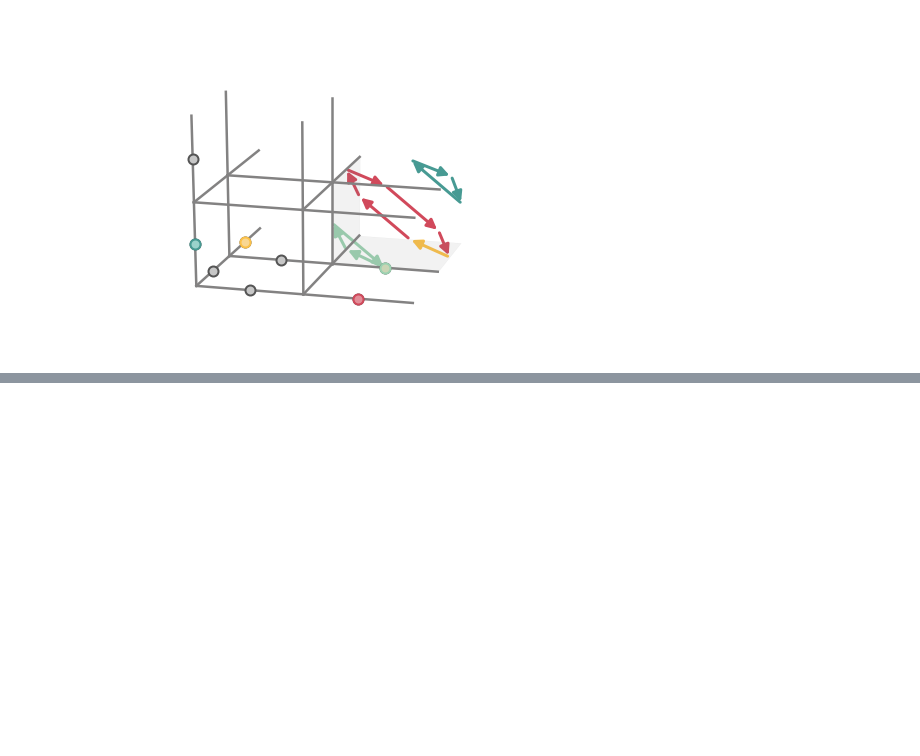
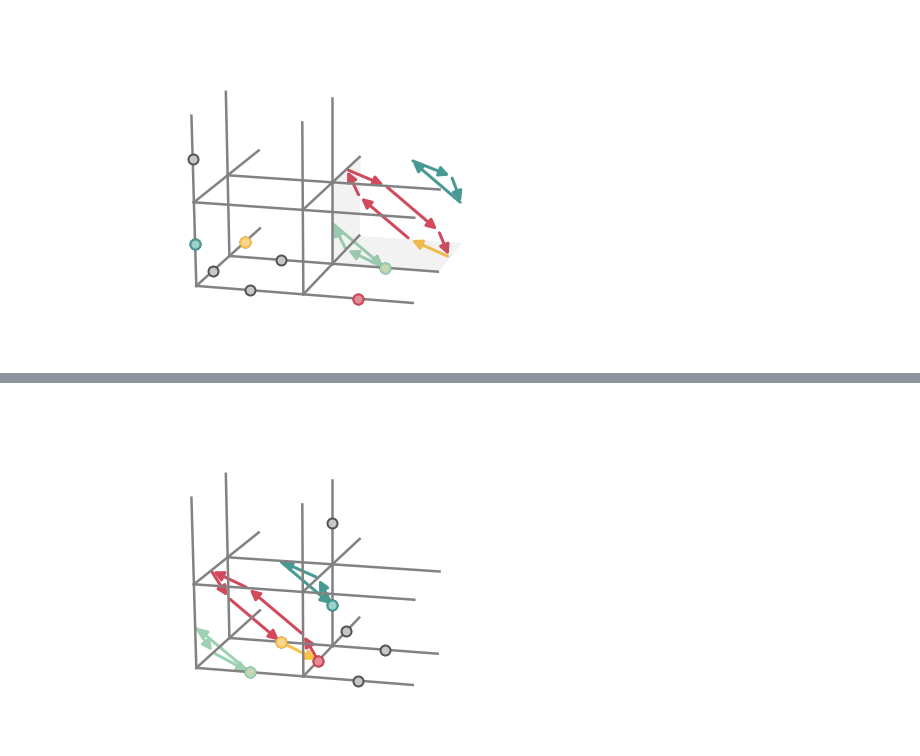
Before and after one commit to cygnus2/FQLMs, a Jupyter notebook: python_notebooks/lattice_visualization.ipynb, the cells around one changed output, grey strips where cells are left out. Drawn from its saved outputs; the diff is of its cells as text; code cells hidden in the pictures; blank space fills up the shorter version.

```diff
--- a/python_notebooks/lattice_visualization.ipynb
+++ b/python_notebooks/lattice_visualization.ipynb
@@ -222,7 +222,7 @@ with plt.style.context('seaborn-notebook'):
 
     # Draw the actual system.
     links = draw_3D_lattice(ax)
-    points = draw_state(ax, state, colors=['#555555', '#c7c7c7'])
+    points = draw_state(ax, state, links, colors=['#555555', '#c7c7c7'])
 
 
     draw_particle(ax, 7, links, colors=['#FCC148', '#F9D792'])
@@ -268,0 +271,3 @@ with plt.style.context('seaborn-notebook'):
+# %%
+state = int('100000000000111001011001', 2)
+builder.state_to_index(state)
@@ -268,0 +276,94 @@ with plt.style.context('seaborn-notebook'):
+# %%
+from matplotlib.patches import FancyArrowPatch
+from mpl_toolkits.mplot3d import proj3d
+
+class Arrow3D(FancyArrowPatch):
+    def __init__(self, xs, ys, zs, *args, **kwargs):
+        FancyArrowPatch.__init__(self, (0,0), (0,0), *args, **kwargs)
+        self._verts3d = xs, ys, zs
+
+    def draw(self, renderer):
+        xs3d, ys3d, zs3d = self._verts3d
+        xs, ys, zs = proj3d.proj_transform(xs3d, ys3d, zs3d, renderer.M)
+        self.set_positions((xs[0],ys[0]),(xs[1],ys[1]))
+        FancyArrowPatch.draw(self, renderer)
+
+
+def draw_worldline(ax, path, a=2, color='gray'):
+    """ Draws a worldline for a specific particle.
+    """
+    pts = []
+    for p in path:
+        pt = np.array(p[:-1])*a
+        d = p[-1]
+        l = get_vertex_links(pt, a)[d]
+
+        shift = np.zeros(len(pt))
+        shift[d] -= a/2
+        pts.append(l+shift)
+
+    for k in range(len(pts)-1):
+        a = Arrow3D(
+            [pts[k][0],pts[k+1][0]],
+            [pts[k][1],pts[k+1][1]],
+            [pts[k][2],pts[k+1][2]],
+            mutation_scale=20, lw=3, arrowstyle="-|>", color=color)
+        ax.add_artist(a)
+
+with plt.style.context('seaborn-notebook'):
+    fig = plt.figure()
+    fig.set_size_inches(8,6)
+
+    ax = fig.add_subplot(111, projection='3d')
+    ax.view_init(elev=20, azim=-75)
+    ax.set_axis_off()
+
+    state = builder.index_to_state(4815)
+
+    # Draw the actual system.
+    links = draw_3D_lattice(ax)
+    points = draw_state(ax, state, links, colors=['#555555', '#c7c7c7'])
+
+
+    draw_particle(ax, 6, links, colors=['#FCC148', '#F9D792'])
+    draw_worldline(ax, [
+        (0,1,0,0),
+        (1,0,0,1)
+    ], color='#FCC148')
+
+    draw_particle(ax, 4, links, colors=['#D1495B', '#E28D98'])
+    draw_worldline(ax, [
+        (1,0,0,1),
+        (1,0,0,2),
+        (0,0,1,0),
+        (0,0,1,1),
+        (0,1,0,2),
+        (0,1,0,0)
+    ], color='#D1495B')
+
+    draw_particle(ax, 0, links, colors=['#9CD2B1', '#C9D5B5'])
+    draw_worldline(ax, [
+        (0,0,0,0),
+        (0,0,0,2),
+        (0,0,0,1),
+        (0,0,0,0)
+    ], color='#9CD2B1')
+
+    draw_particle(ax, 11, links, colors=['#479A93', '#9AD2CB'])
+    draw_worldline(ax, [
+        (1,1,0,2),
+        (1,0,1,1),
+        (0,1,1,0),
+        (1,1,0,2),
+    ], color='#479A93')
+
+#     highlight_plaquette(ax, builder.plaquettes[9], color='gray', alpha=0.1)
+#     highlight_plaquette(ax, builder.plaquettes[10], color='gray', alpha=0.1)
+#     highlight_plaquette(ax, builder.plaquettes[11], color='gray', alpha=0.1)
+
+#     draw_worldline(ax, [(2,1,0,0),(1,2,0,1)])
+
+#     fig.tight_layout()
+    fig.savefig('wordline_plot.svg')
+# %% [output]
+[figure, added]
```
Also changed, not shown: parts of 4 cells of this notebook, 9 other files.
